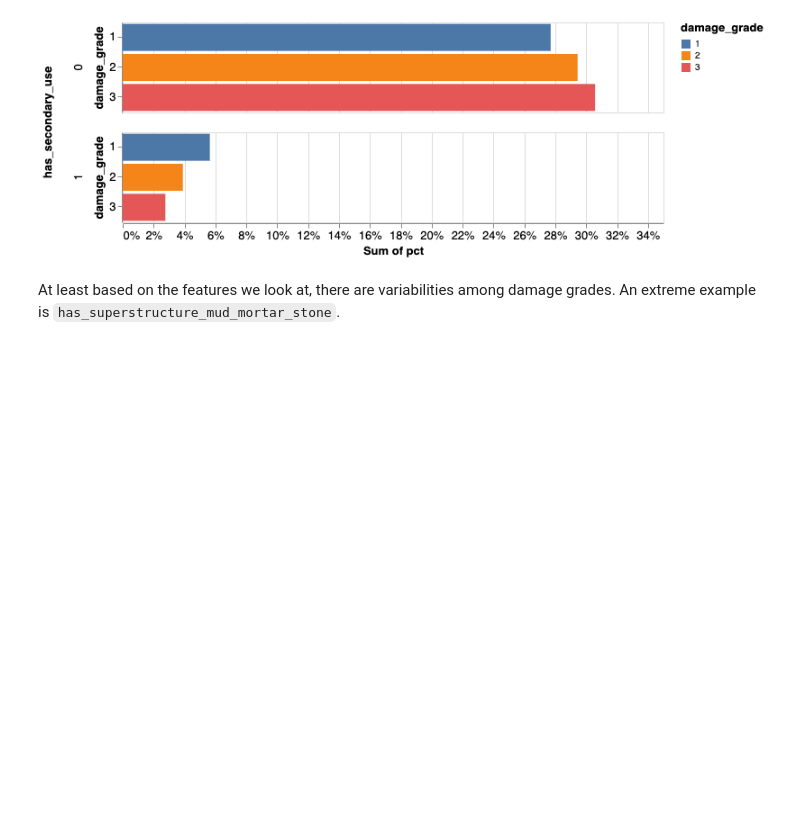
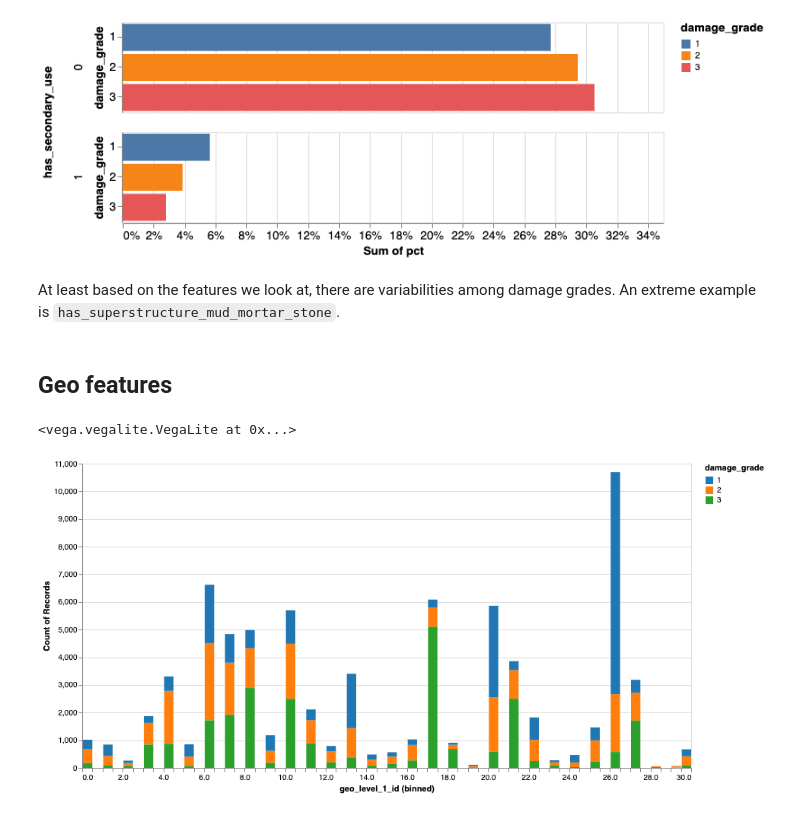
Before and after one commit to jackyho112/earthquake-damage-prediction, a Jupyter notebook: exploration.ipynb, the cells around one changed output. Cells and saved outputs as stored; diff of their text form; code cells hidden in the pictures; blank space fills up the shorter version.

```diff
--- a/exploration.ipynb
+++ b/exploration.ipynb
@@ -378,3 +378,17 @@ visialize_categorical_feature('has_secondary_use')
 [figure]
 # %% [markdown]
 At least based on the features we look at, there are variabilities among damage grades. An extreme example is `has_superstructure_mud_mortar_stone`.
+# %% [markdown]
+## Geo features
+# %%
+alt.Chart(balanced_train_data).mark_bar().encode(
+  alt.X('geo_level_1_id:Q', bin=alt.Bin(maxbins=100)),
+  alt.Y('count()'),
+  alt.Color('damage_grade:N', scale=alt.Scale(scheme='category10'))
+).properties(
+  width=800,
+  height=400
+)
+# %% [output]
+<vega.vegalite.VegaLite at 0x...>
+[figure, added]
```
Also changed, not shown: parts of 11 cells of this notebook, 1 other file.
